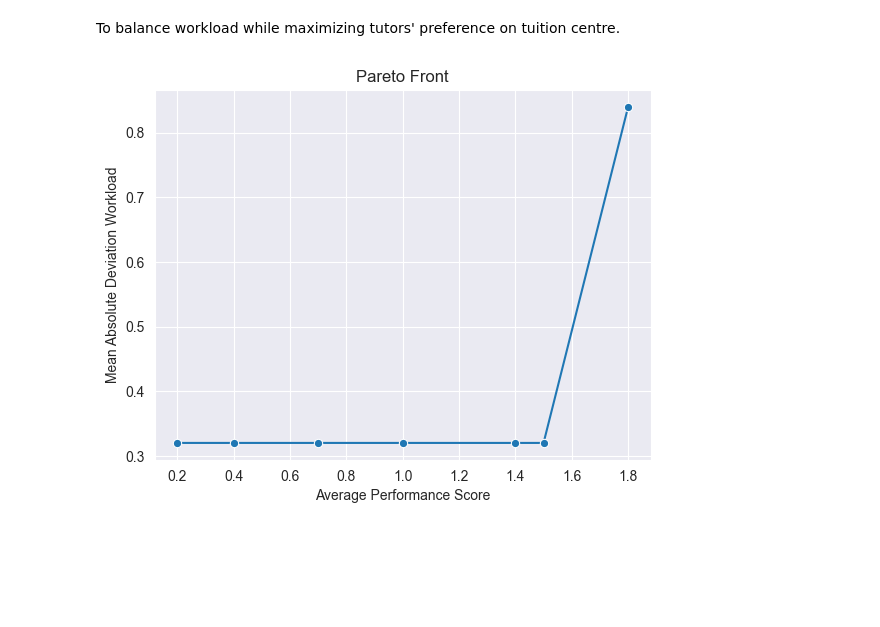
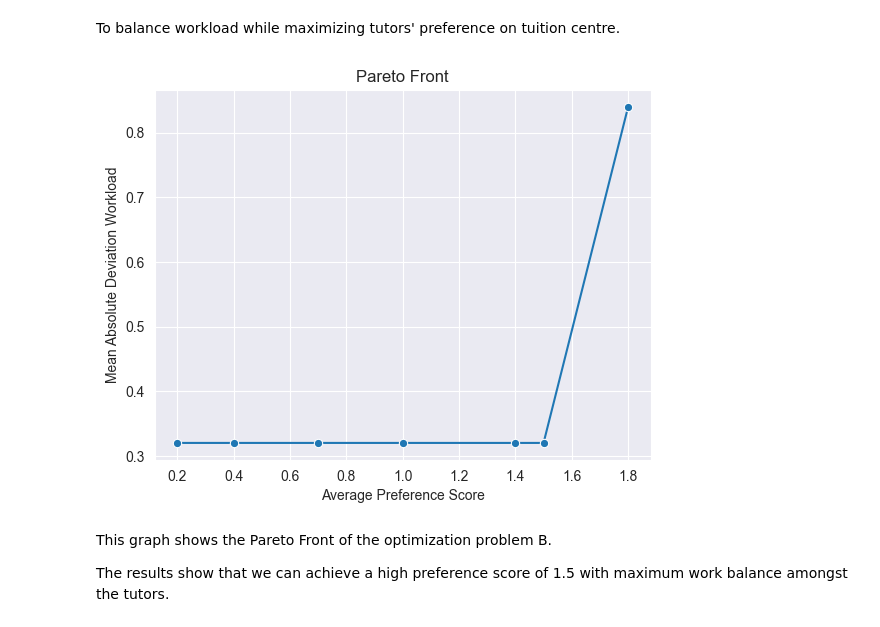
Before and after one commit to jamespltan/urban-broccoli, a Jupyter notebook: solution.ipynb, the cells around one changed output. Cells and saved outputs as stored; diff of their text form; code cells hidden in the pictures; blank space fills up the shorter version.

```diff
--- a/solution.ipynb
+++ b/solution.ipynb
@@ -183,14 +183,14 @@ class Problem:
         workloads = [sum([d.solution_value for d in d_tutor_students.values()]) for d_tutor_students in self.d_tutor_student.values()]
         return sum([abs(w - self.get_average_workload()) for w in workloads]) / len(self.tutors)
 
-    def get_performance_score(self):
+    def get_preference_score(self):
         return self.preference_score.solution_value
 # %% [markdown]
 # Task A
 # %% [markdown]
 To minimize total number of tutors assigned while maximizing tutor’s preference on tuition centre.
 # %%
-# takes several minutes to run
+# may take several minutes to run
 score_intervals = np.linspace(0, 2, num=8)
 xa = []
 ya = []
@@ -200,7 +200,7 @@ for i in range(len(score_intervals)-1):
     problem = Problem(ObjectiveType.A, pl, pu)
     if not problem.solve():
         continue
-    xa.append(problem.get_performance_score())
+    xa.append(problem.get_preference_score())
     ya.append(problem.get_num_of_tutors_assigned())
 # %%
 ax = sns.lineplot(x=xa, y=ya, marker="o")
@@ -212,7 +216,7 @@ ax.set(xlabel="Average Performance Score", ylabel="# of Tutors Assigned", title=
 # %% [markdown]
 To balance workload while maximizing tutors' preference on tuition centre.
 # %%
-# takes several minutes to run
+# may take several minutes to run
 score_intervals = np.linspace(0, 2.0, num=8)
 xb = []
 yb = []
@@ -222,10 +226,14 @@ for i in range(len(score_intervals)-1):
     problem = Problem(ObjectiveType.B, pl, pu)
     if not problem.solve():
         continue
-    xb.append(problem.get_performance_score())
+    xb.append(problem.get_preference_score())
     yb.append(problem.get_mad_workload())
 # %%
 ax = sns.lineplot(x=xb, y=yb, marker="o")
-ax.set(xlabel="Average Performance Score", ylabel="Mean Absolute Deviation Workload", title='Pareto Front');
+ax.set(xlabel="Average Preference Score", ylabel="Mean Absolute Deviation Workload", title='Pareto Front');
 # %% [output]
-[figure, old version]
+[figure, new version]
+# %% [markdown]
+This graph shows the Pareto Front of the optimization problem B.
+
+The results show that we can achieve a high preference score of 1.5 with maximum work balance amongst the tutors.
```
Also changed, not shown: parts of 2 cells of this notebook, 1 other file.
